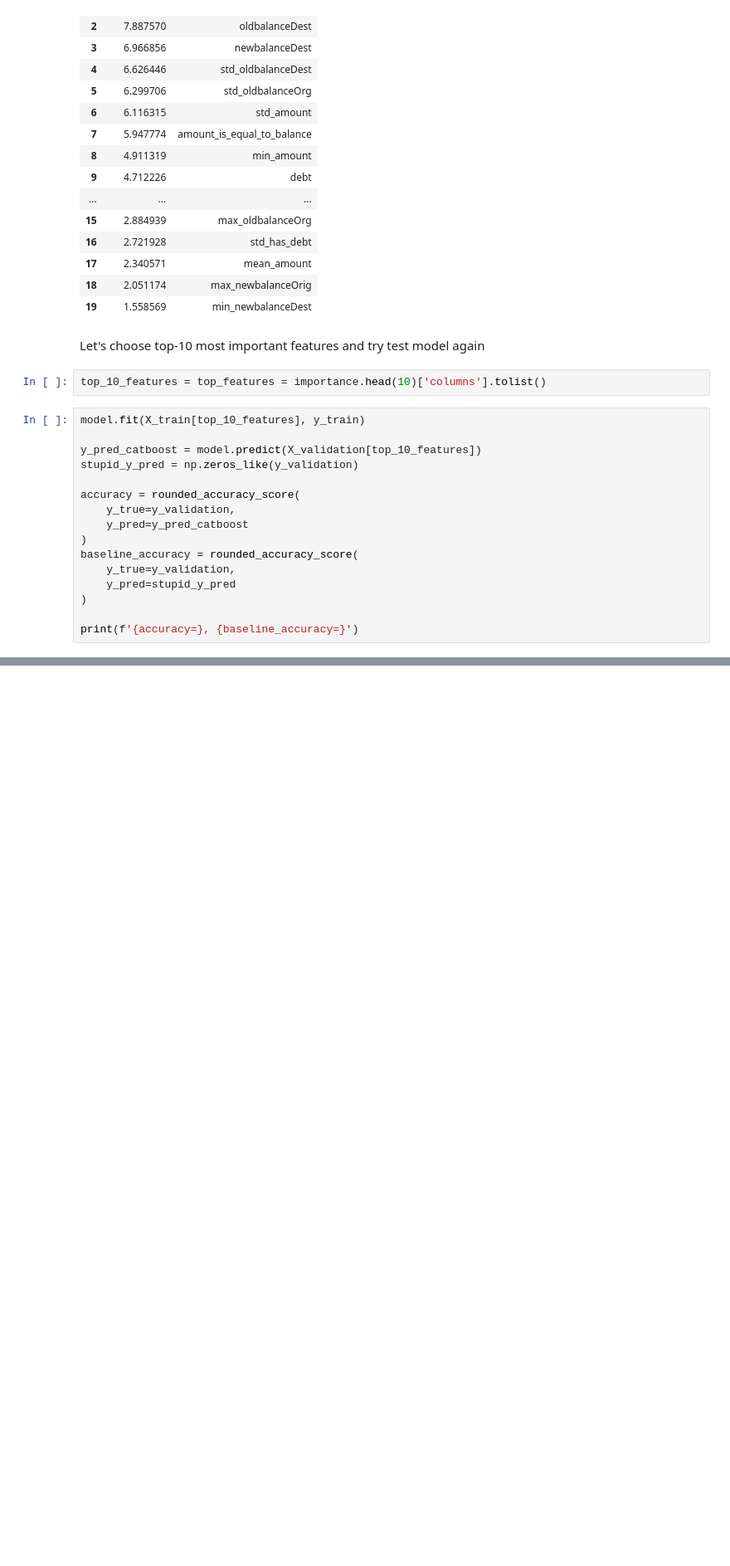
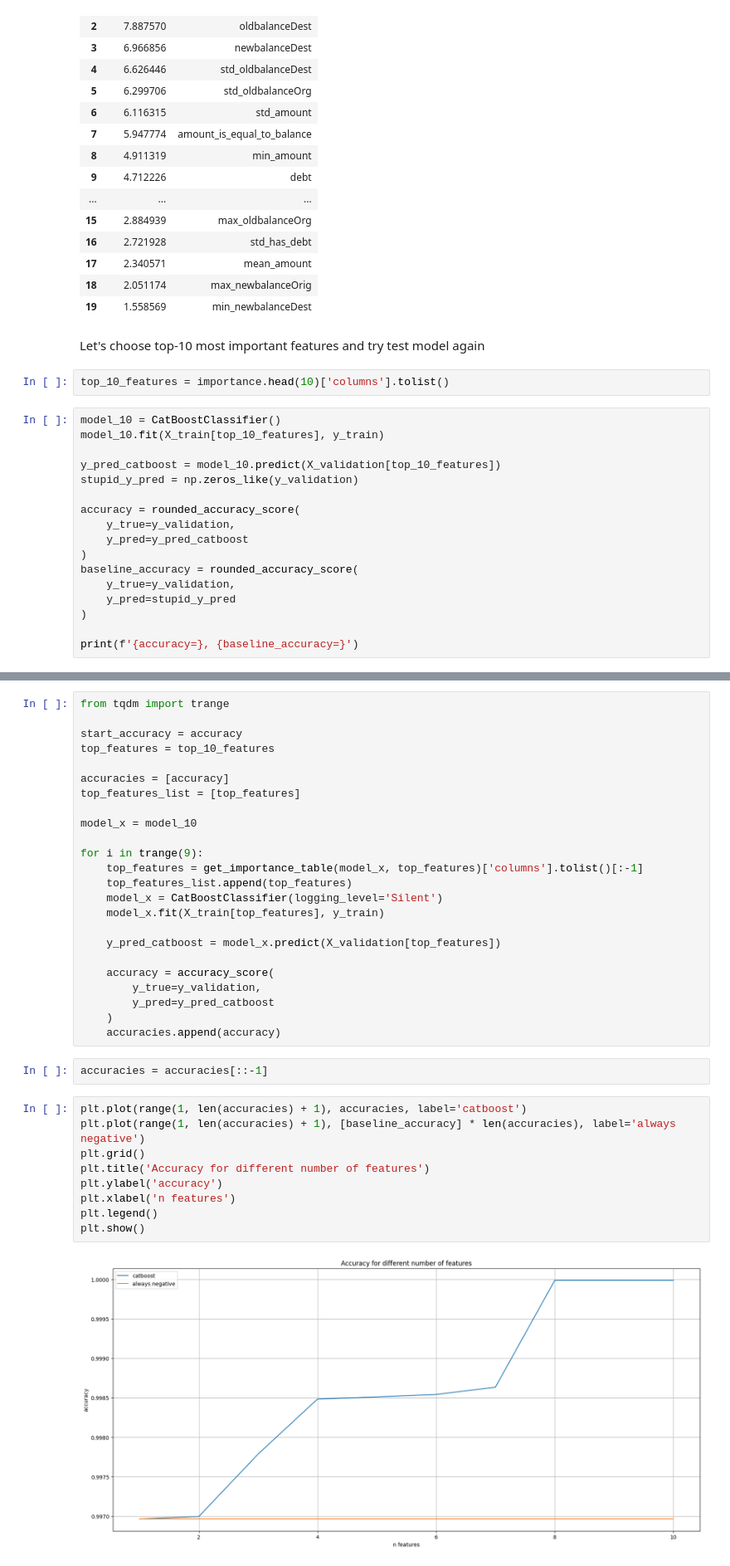
Before and after one commit to GuthHannes/CVTDM_Fraud_Prediction, a Jupyter notebook: std_and_reduce_dim.ipynb, the cells around one changed output, grey strips where cells are left out. Shown: that part at 83% size. Saved outputs shown, nothing was run; the diff lists cells and outputs as text; blank space fills up the shorter version.

```diff
--- a/std_and_reduce_dim.ipynb
+++ b/std_and_reduce_dim.ipynb
@@ -463,11 +477,12 @@ importance
 # %% [markdown]
 Let's choose top-10 most important features and try test model again
 # %%
-top_10_features = top_features = importance.head(10)['columns'].tolist()
+top_10_features = importance.head(10)['columns'].tolist()
 # %%
-model.fit(X_train[top_10_features], y_train)
+model_10 = CatBoostClassifier()
+model_10.fit(X_train[top_10_features], y_train)
 
-y_pred_catboost = model.predict(X_validation[top_10_features])
+y_pred_catboost = model_10.predict(X_validation[top_10_features])
 stupid_y_pred = np.zeros_like(y_validation)
 
 accuracy = rounded_accuracy_score(
@@ -502,0 +531,37 @@ Accuracy is still very high, let's remove values one by one and check results.
+# %%
+from tqdm import trange
+
+start_accuracy = accuracy
+top_features = top_10_features
+
+accuracies = [accuracy]
+top_features_list = [top_features]
+
+model_x = model_10
+
+for i in trange(9):
+    top_features = get_importance_table(model_x, top_features)['columns'].tolist()[:-1]
+    top_features_list.append(top_features)
+    model_x = CatBoostClassifier(logging_level='Silent')
+    model_x.fit(X_train[top_features], y_train)
+
+    y_pred_catboost = model_x.predict(X_validation[top_features])
+
+    accuracy = accuracy_score(
+        y_true=y_validation,
+        y_pred=y_pred_catboost
+    )
+    accuracies.append(accuracy)
+# %%
+accuracies = accuracies[::-1]
+# %%
+plt.plot(range(1, len(accuracies) + 1), accuracies, label='catboost')
+plt.plot(range(1, len(accuracies) + 1), [baseline_accuracy] * len(accuracies), label='always negative')
+plt.grid()
+plt.title('Accuracy for different number of features')
+plt.ylabel('accuracy')
+plt.xlabel('n features')
+plt.legend()
+plt.show()
+# %% [output]
+[figure, added]
```
Also changed, not shown: parts of 17 cells of this notebook.
